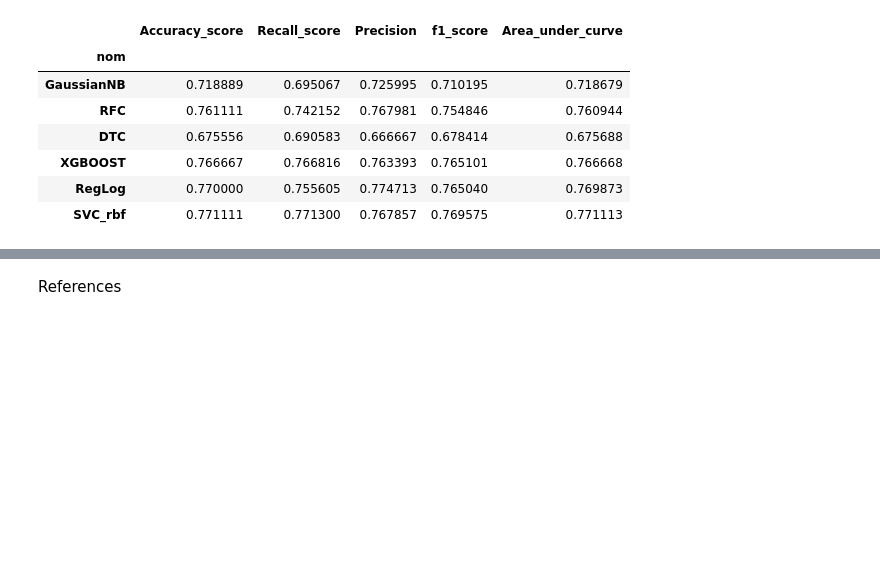
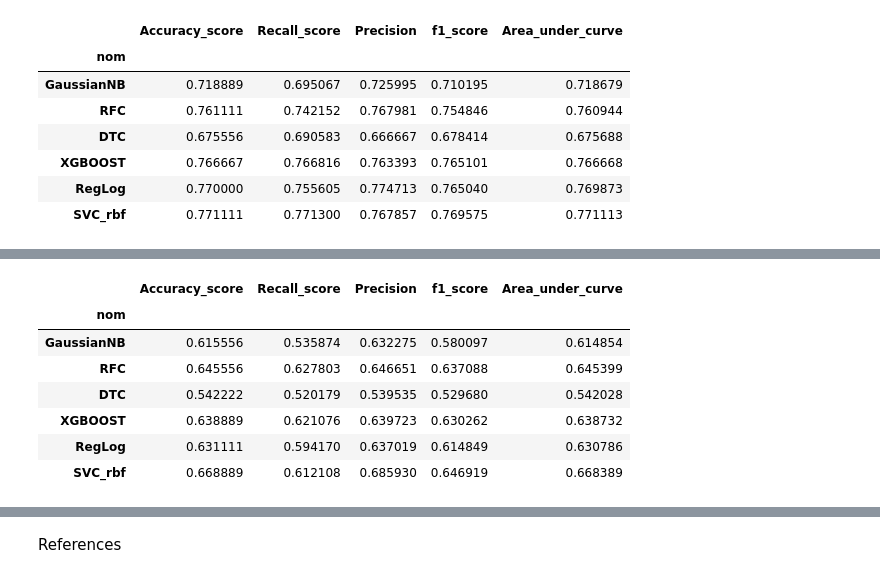
Before and after one commit to cerezamo/NLP_brouillon, a Jupyter notebook: Partie_1.ipynb, the cells around one changed output, grey strips where cells are left out. Saved outputs shown, nothing was run; the diff lists cells and outputs as text; code cells hidden in the pictures; blank space fills up the shorter version.

```diff
--- a/Partie_1.ipynb
+++ b/Partie_1.ipynb
@@ -1140,0 +1202,31 @@ predictions(XGBClassifier(random_state = 42),X_train,X_test,y_train,y_test)
+# %%
+model_dmm = Doc2Vec(dm=1, dm_mean=1, vector_size=300, window=10, negative=5, min_count=1, workers=2, alpha=0.065, min_alpha=0.065)
+model_dmm.build_vocab([x for x in tqdm(train_tagged.values)])
+for epoch in range(30):
+    model_dmm.train(utils.shuffle([x for x in tqdm(train_tagged.values)]), total_examples=len(train_tagged.values), epochs=1)
+    model_dmm.alpha -= 0.002
+    model_dmm.min_alpha = model_dmm.alpha
+# %%
+y_train_dmm, X_train_dmm = vec_for_learning(model_dmm, train_tagged)
+y_test_dmm, X_test_dmm = vec_for_learning(model_dmm, test_tagged)
+y_train_dmm = pd.DataFrame(y_train_dmm,columns=['sexe']).sexe.apply(lambda x: 1 if x == 2 else 0)
+y_test_dmm = pd.DataFrame(y_test_dmm,columns=['sexe']).sexe.apply(lambda x: 1 if x == 2 else 0)
+
+X_train_dmm =  pd.DataFrame(X_train_dmm)
+X_test_dmm =  pd.DataFrame(X_test_dmm)
+# %%
+modeldf = pd.DataFrame(columns = [ 'Accuracy_score', 'Recall_score', 'Precision', 'f1_score',
+       'Area_under_curve'])
+for model in models:
+    modeldf = pd.concat([modeldf,model_report(model,X_train_dmm,X_test_dmm,y_train_dmm,y_test_dmm)])
+modeldf['nom']=['GaussianNB','RFC','DTC','XGBOOST','RegLog','SVC_rbf']
+modeldf.set_index(['nom'])
+# %% [output]
+|  | Accuracy_score | Recall_score | Precision | f1_score | Area_under_curve |
+| nom |  |  |  |  |  |
+| GaussianNB | 0.615556 | 0.535874 | 0.632275 | 0.580097 | 0.614854 |
+| RFC | 0.645556 | 0.627803 | 0.646651 | 0.637088 | 0.645399 |
+| DTC | 0.542222 | 0.520179 | 0.539535 | 0.529680 | 0.542028 |
+| XGBOOST | 0.638889 | 0.621076 | 0.639723 | 0.630262 | 0.638732 |
+| RegLog | 0.631111 | 0.594170 | 0.637019 | 0.614849 | 0.630786 |
+| SVC_rbf | 0.668889 | 0.612108 | 0.685930 | 0.646919 | 0.668389 |
```
Also changed, not shown: parts of 12 cells of this notebook.
